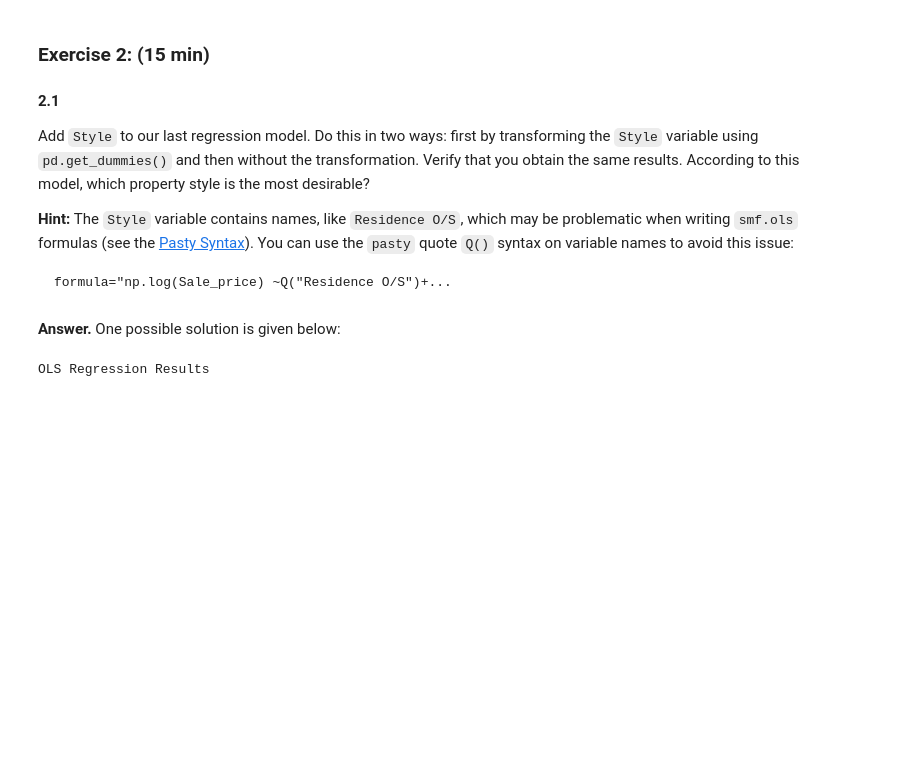
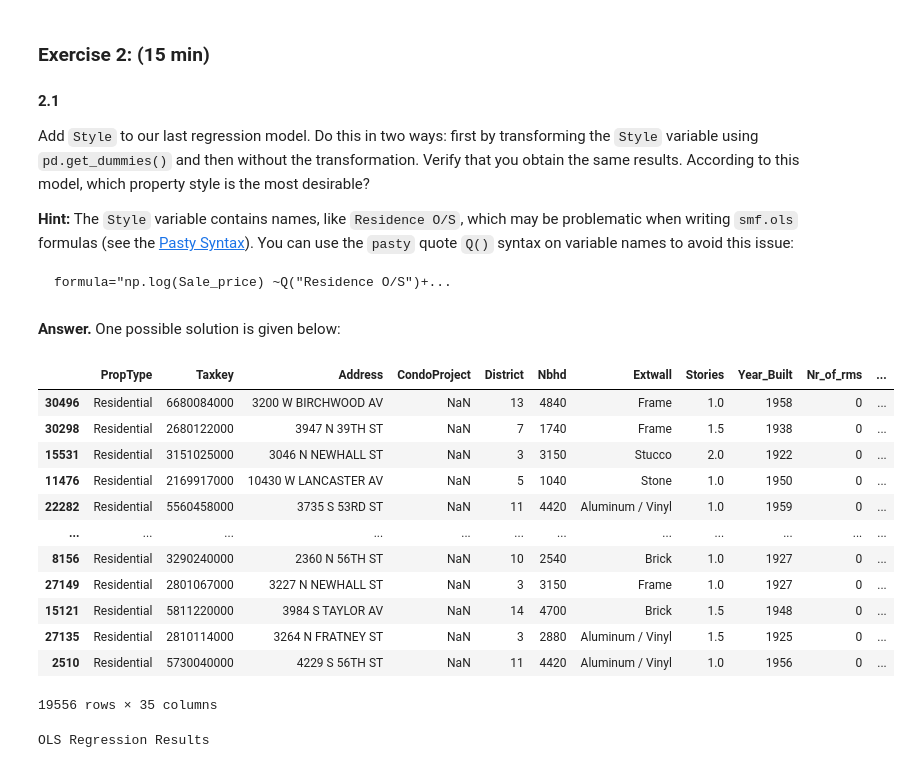
Before and after one commit to PedroOspina17/AI, a Jupyter notebook: DS4A/Week7/case_6.4_student/case_6.4.ipynb, the cells around one changed output. Saved outputs shown, nothing was run; the diff lists cells and outputs as text; code cells hidden in the pictures; blank space fills up the shorter version.

```diff
--- a/DS4A/Week7/case_6.4_student/case_6.4.ipynb
+++ b/DS4A/Week7/case_6.4_student/case_6.4.ipynb
@@ -207 +213,17 @@ formula="np.log(Sale_price) ~Q("Residence O/S")+...
+# %%
+train_dummy
+# %% [output]
+|  | PropType | Taxkey | Address | CondoProject | District | Nbhd | Extwall | Stories | Year_Built | Nr_of_rms | ... |
+| 30496 | Residential | 6680084000 | 3200 W BIRCHWOOD AV | NaN | 13 | 4840 | Frame | 1.0 | 1958 | 0 | ... |
+| 30298 | Residential | 2680122000 | 3947 N 39TH ST | NaN | 7 | 1740 | Frame | 1.5 | 1938 | 0 | ... |
+| 15531 | Residential | 3151025000 | 3046 N NEWHALL ST | NaN | 3 | 3150 | Stucco | 2.0 | 1922 | 0 | ... |
+| 11476 | Residential | 2169917000 | 10430 W LANCASTER AV | NaN | 5 | 1040 | Stone | 1.0 | 1950 | 0 | ... |
+| 22282 | Residential | 5560458000 | 3735 S 53RD ST | NaN | 11 | 4420 | Aluminum / Vinyl | 1.0 | 1959 | 0 | ... |
+| ... | ... | ... | ... | ... | ... | ... | ... | ... | ... | ... | ... |
+| 8156 | Residential | 3290240000 | 2360 N 56TH ST | NaN | 10 | 2540 | Brick | 1.0 | 1927 | 0 | ... |
+| 27149 | Residential | 2801067000 | 3227 N NEWHALL ST | NaN | 3 | 3150 | Frame | 1.0 | 1927 | 0 | ... |
+| 15121 | Residential | 5811220000 | 3984 S TAYLOR AV | NaN | 14 | 4700 | Brick | 1.5 | 1948 | 0 | ... |
+| 27135 | Residential | 2810114000 | 3264 N FRATNEY ST | NaN | 3 | 2880 | Aluminum / Vinyl | 1.5 | 1925 | 0 | ... |
+| 2510 | Residential | 5730040000 | 4229 S 56TH ST | NaN | 11 | 4420 | Aluminum / Vinyl | 1.0 | 1956 | 0 | ... |
+19556 rows × 35 columns
 # %%
```
Also changed, not shown: parts of 3 cells of this notebook, 16 other files.
